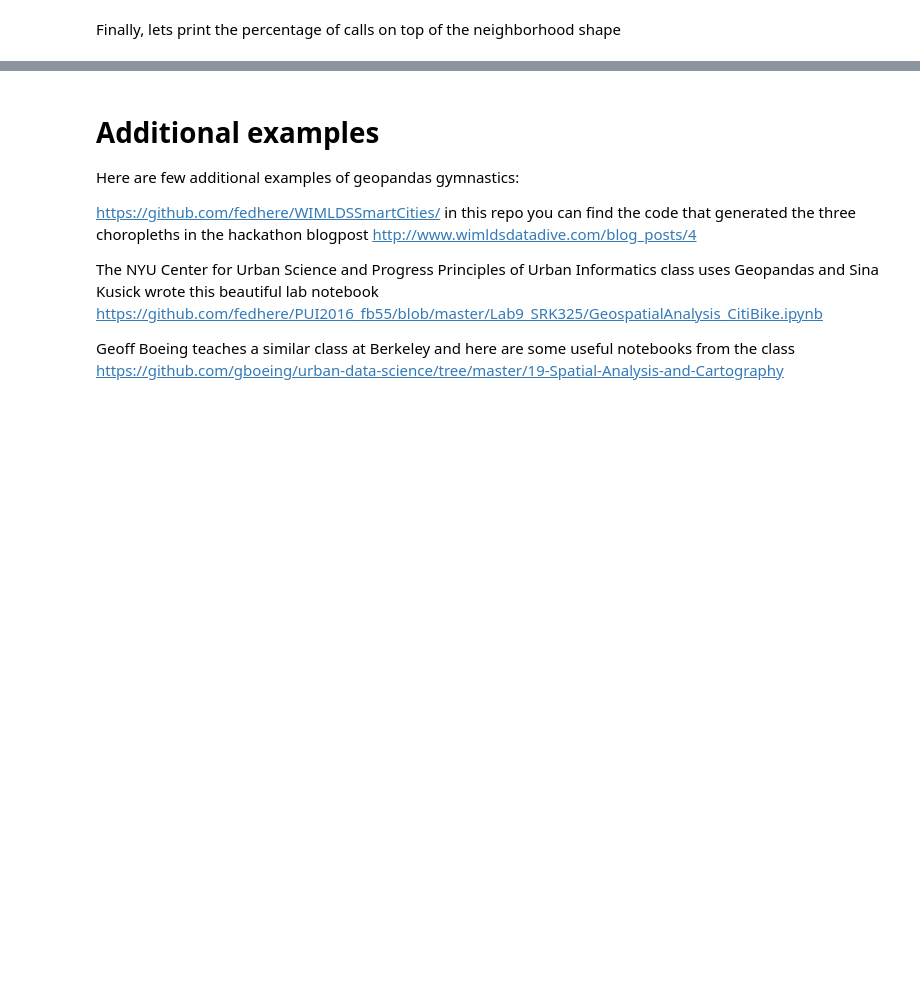
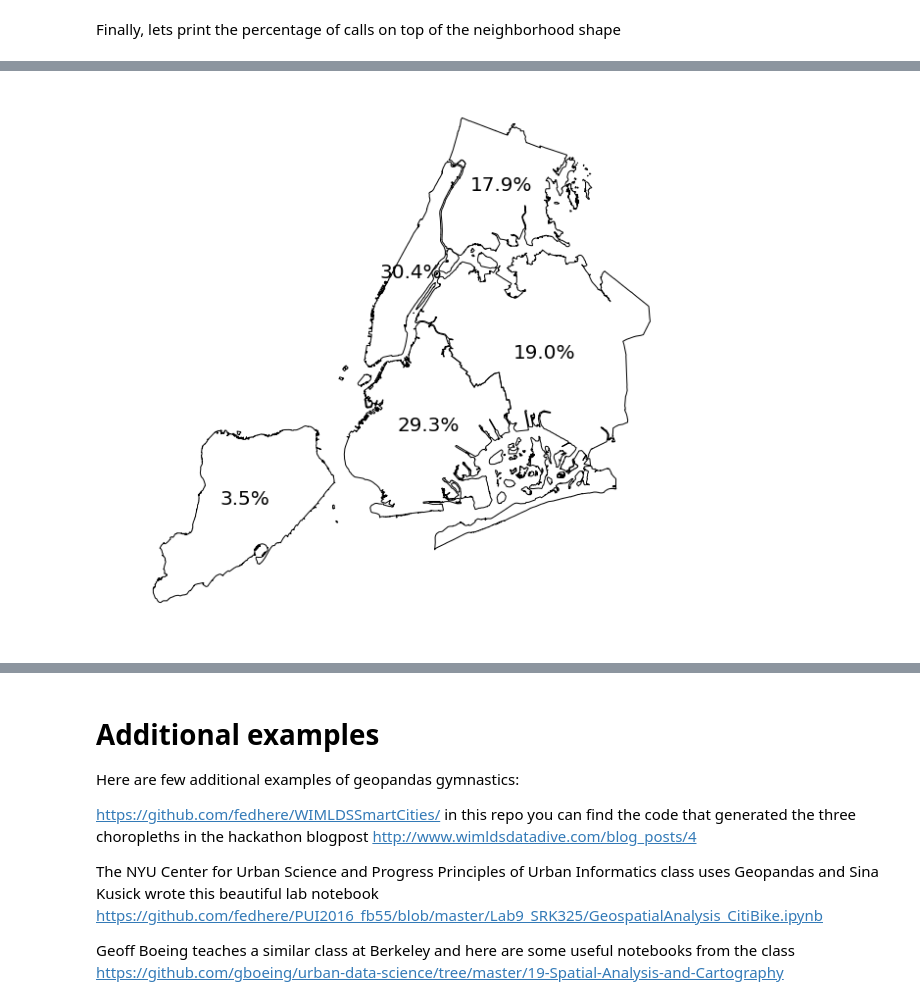
Before and after one commit to wimlds/smart_cities, a Jupyter notebook: UsingShapeFiles.ipynb, the cells around one changed output, grey strips where cells are left out. Saved outputs shown, nothing was run; the diff lists cells and outputs as text; code cells hidden in the pictures; blank space fills up the shorter version.

```diff
--- a/UsingShapeFiles.ipynb
+++ b/UsingShapeFiles.ipynb
@@ -415,0 +423,4 @@ for i in range(len(boroughs)):
+# %%
+noisegdf = gpd.GeoDataFrame(df)
+noisegdf.crs = {'init': 'epsg:4326'} ## noisegdf did not have a defined crs, but it is clearly in 4326: lat/lon
+noisegdf.head()
@@ -415,0 +441,7 @@ for i in range(len(boroughs)):
+# %%
+fig, ax = choroplethNYC.choroplethNYC(boroughs, alpha=0)
+for i in range(len(boroughs)):
+    center = boroughs.iloc[i].geometry.centroid.coords[0]
+    pl.text(center[0], center[1], "{0:.1f}%".format(sum(noisegdf['borough'] == i) * 100. / len(noisegdf)), fontsize=20, horizontalalignment="center")
+# %% [output]
+[figure, added]
```
Also changed, not shown: parts of 18 cells of this notebook.
